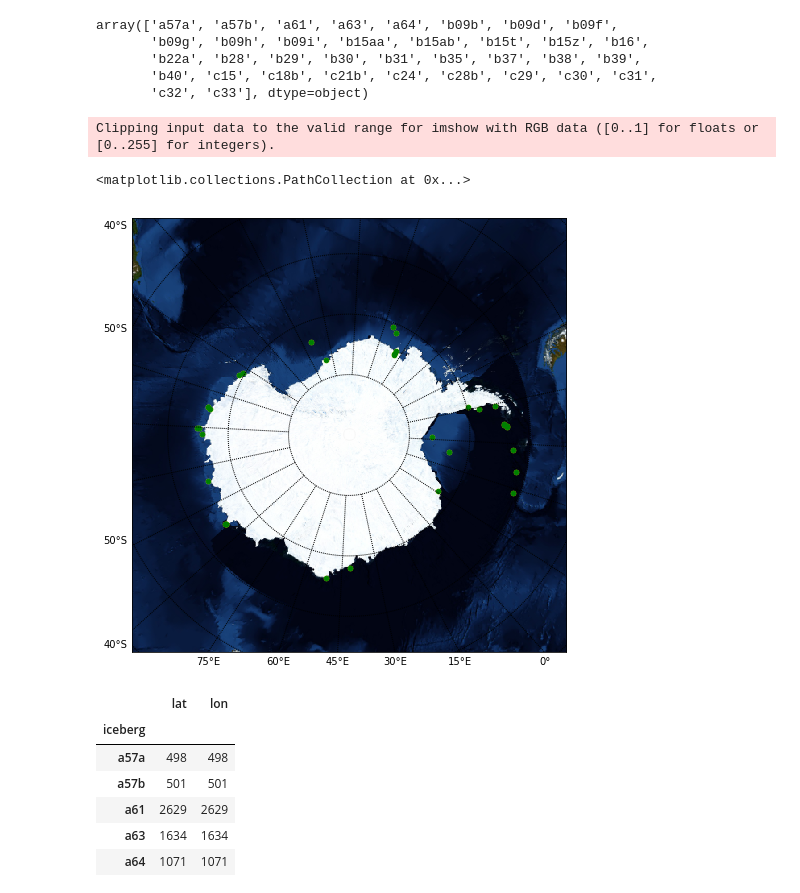
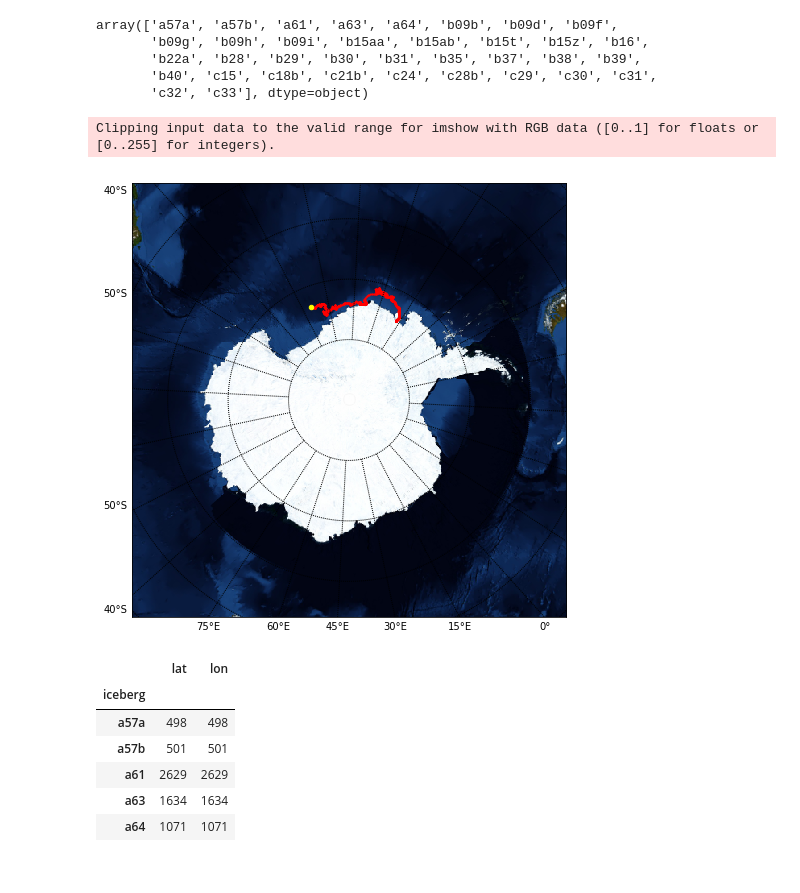
Before and after one commit to codeybear/Icebergs, a Jupyter notebook: Iceberg Tracks.ipynb, the cells around one changed output. Drawn from its saved outputs; the diff is of its cells as text; code cells hidden in the pictures.

```diff
--- a/Iceberg Tracks.ipynb
+++ b/Iceberg Tracks.ipynb
@@ -90,13 +93,12 @@ dfCurrent = df[df['iceberg'].isin(currentList)]
 # %%
 m = ShowPaths(dfCurrent, 8000000, 8000000)
 
-df_firstpos = dfCurrent.groupby(['iceberg'])['lon', 'lat'].first()
-x, y = m(df_firstpos['lon'].values, df_firstpos['lat'].values)
-m.scatter(x, y, 20, marker='o', color='green')
+#df_firstpos = dfCurrent.groupby(['iceberg'])['lon', 'lat'].first()
+#x, y = m(df_firstpos['lon'].values, df_firstpos['lat'].values)
+#m.scatter(x, y, 20, marker='o', color='green')
 # %% [output]
 Clipping input data to the valid range for imshow with RGB data ([0..1] for floats or [0..255] for integers).
-<matplotlib.collections.PathCollection at 0x...>
-[figure, old version]
+[figure, new version]
 # %%
 dfCurrent.groupby('iceberg')['lat', 'lon'].count()
 # %% [output]
```
Also changed, not shown: parts of 1 cell of this notebook, 1 other file.
